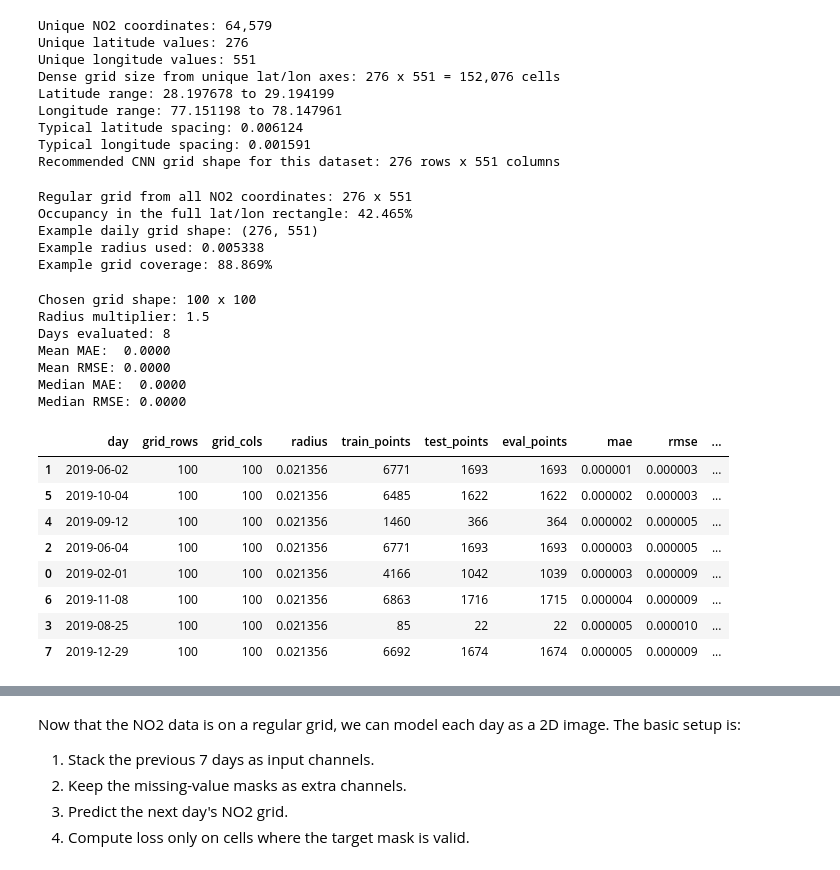
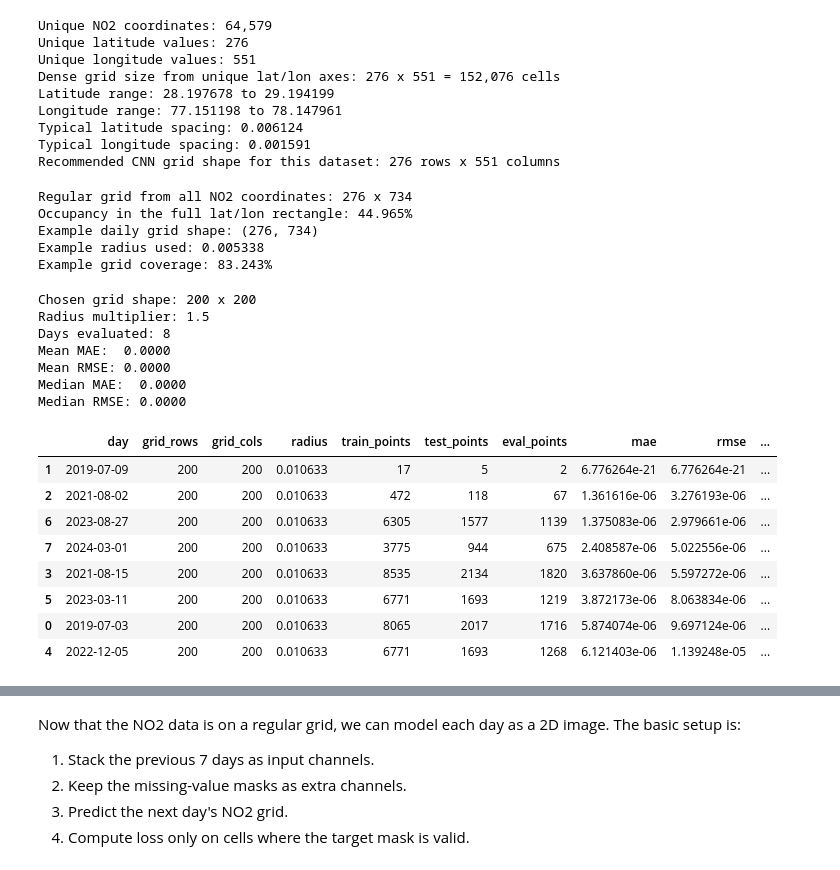
Before and after one commit to ArjSheth/ClimateConsciousImli, a Jupyter notebook: ml_stuff_finally.ipynb, the cells around one changed output, grey strips where cells are left out. Drawn from its saved outputs; the diff is of its cells as text; code cells hidden in the pictures.

```diff
--- a/ml_stuff_finally.ipynb
+++ b/ml_stuff_finally.ipynb
@@ -279,2 +314,2 @@ KeyError: "Column(s) ['TEMP'] do not exist"
 # %%
-no2_lagged_df = no2_lagged_df.sort_values(["datetime", "latitude", "longitude"]).reset_index(drop=True)
+no2_lagged_df = no2_lagged_df.sort_values(["timestamp", "latitude", "longitude"]).reset_index(drop=True)
@@ -407,17 +440,17 @@ target_col = "no2_day0"
 pred_col = "no2_day1"
 
 # 2) Keep only rows where both target and persistence input exist.
-baseline_df = no2_lagged_df[["datetime", "latitude", "longitude", target_col, pred_col]].dropna().copy()
-baseline_df = baseline_df.sort_values("datetime").reset_index(drop=True)
+baseline_df = no2_lagged_df[["timestamp", "latitude", "longitude", target_col, pred_col]].dropna().copy()
+baseline_df = baseline_df.sort_values("timestamp").reset_index(drop=True)
 
 # 3) Make a time-based split so we evaluate on future dates, not shuffled rows.
-unique_dates = baseline_df["datetime"].drop_duplicates().sort_values().to_list()
+unique_dates = baseline_df["timestamp"].drop_duplicates().sort_values().to_list()
 cutoff_index = max(1, int(len(unique_dates) * 0.8))
 train_dates = set(unique_dates[:cutoff_index])
 test_dates = set(unique_dates[cutoff_index:])
 
-train_df = baseline_df[baseline_df["datetime"].isin(train_dates)].copy()
-test_df = baseline_df[baseline_df["datetime"].isin(test_dates)].copy()
+train_df = baseline_df[baseline_df["timestamp"].isin(train_dates)].copy()
+test_df = baseline_df[baseline_df["timestamp"].isin(test_dates)].copy()
 
 # 4) Evaluate the baseline on the held-out future period.
 y_true = test_df[target_col].to_numpy()
@@ -434,14 +467,14 @@ nmae = mae / mean_abs_target if mean_abs_target != 0 else np.nan
 print("Persistence baseline for NO2")
 print(f"Train rows: {len(train_df):,}")
 print(f"Test rows:  {len(test_df):,}")
-print(f"Time split:  {min(test_df['datetime']).date()} to {max(test_df['datetime']).date()}")
+print(f"Time split:  {min(test_df['timestamp']).date()} to {max(test_df['timestamp']).date()}")
 print(f"MAE:  {mae:.4f}")
 print(f"RMSE: {rmse:.4f}")
 print(f"R^2:  {r2:.4f}")
 print(f"NMAE: {nmae:.4f}")
 
 # # 5) Save predictions so you can inspect where persistence works well or fails.
-# baseline_predictions = test_df[["datetime", "latitude", "longitude", target_col, pred_col]].rename(
+# baseline_predictions = test_df[["timestamp", "latitude", "longitude", target_col, pred_col]].rename(
 #     columns={target_col: "no2_true", pred_col: "no2_persistence_pred"}
 # )
 
@@ -486,8 +516,8 @@ from sklearn.metrics import mean_absolute_error, mean_squared_error, r2_score
 # %%
 # Step 1: prepare the lagged dataframe for modeling
 no2_lagged_df = no2_lagged_df.copy()
-no2_lagged_df["datetime"] = pd.to_datetime(no2_lagged_df["datetime"])
-no2_lagged_df = no2_lagged_df.sort_values(["datetime", "latitude", "longitude"]).reset_index(drop=True)
+no2_lagged_df["timestamp"] = pd.to_datetime(no2_lagged_df["timestamp"])
+no2_lagged_df = no2_lagged_df.sort_values(["timestamp", "latitude", "longitude"]).reset_index(drop=True)
 
 # Step 2: define the features and the target
 feature_cols = ["latitude", "longitude", "elevation", "TEMP"] + [f"no2_day{i}" for i in range(1,8)]
@@ -596,6 +626,9 @@ We try to make a simple CNN architecture that takes in a radius-interpolated 2D
 
 The problem here is that the satellite data is not on a regular grid, and it has many missing values. Instead of nearest-neighbor filling, we use radius-based inverse-distance weighting on a regular grid whose radius depends on the chosen grid size. Cells without local support stay masked, which keeps the missingness explicit for the CNN.
 First, we identify the grid size we want to test, build a regular latitude/longitude lattice for each day, and interpolate the NO2 values within a radius tied to that grid spacing.
+# %%
+
+no2 = pd.read_csv("./data/NO2_manual_1213m.csv")
 # %%
 coords = no2[["latitude", "longitude"]].dropna().drop_duplicates().sort_values(["latitude", "longitude"])
 lat_vals = np.sort(coords["latitude"].unique())
@@ -703,15 +736,15 @@ print(f"Example daily grid shape: {example_grid.shape}")
 print(f"Example radius used: {example_radius:.6f}")
 print(f"Example grid coverage: {example_mask.mean():.3%}")
 # %% [output]
-Regular grid from all NO2 coordinates: 276 x 551
-Occupancy in the full lat/lon rectangle: 42.465%
-Example daily grid shape: (276, 551)
+Regular grid from all NO2 coordinates: 276 x 734
+Occupancy in the full lat/lon rectangle: 44.965%
+Example daily grid shape: (276, 734)
 Example radius used: 0.005338
-Example grid coverage: 88.869%
+Example grid coverage: 83.243%
 # %%
 from scipy.interpolate import RegularGridInterpolator
 
-def evaluate_coarse_grid_accuracy(no2_df, grid_shape=(100,100), n_days=8, test_frac=0.2, random_state=42, radius_multiplier=1.5):
+def evaluate_coarse_grid_accuracy(no2_df, grid_shape=(200,200), n_days=8, test_frac=0.2, random_state=42, radius_multiplier=1.5):
     """Measure how much error is introduced when you compress the raw points onto a smaller grid using radius-based interpolation."""
     work_df = no2_df[["timestamp", "latitude", "longitude", "NO2"]].dropna().copy()
     work_df["day"] = pd.to_datetime(work_df["timestamp"], errors="coerce").dt.normalize()
@@ -782,43 +815,43 @@ def evaluate_coarse_grid_accuracy(no2_df, grid_shape=(100,100), n_days=8, test_f
         "grid_shape": grid_shape,
         "radius_multiplier": radius_multiplier,
         "days_evaluated": len(results),
         "mean_mae": results["mae"].mean(),
         "mean_rmse": results["rmse"].mean(),
         "median_mae": results["mae"].median(),
         "median_rmse": results["rmse"].median(),
     }
     return results, summary
 
 
-chosen_grid_shape = (100,100)
+chosen_grid_shape = (200,200)
 daily_scores, score_summary = evaluate_coarse_grid_accuracy(no2, grid_shape=chosen_grid_shape, n_days=8, test_frac=0.2, radius_multiplier=1.5)
 
 print(f"Chosen grid shape: {score_summary['grid_shape'][0]} x {score_summary['grid_shape'][1]}")
 print(f"Radius multiplier: {score_summary['radius_multiplier']}")
 print(f"Days evaluated: {score_summary['days_evaluated']}")
 print(f"Mean MAE:  {score_summary['mean_mae']:.4f}")
 print(f"Mean RMSE: {score_summary['mean_rmse']:.4f}")
 print(f"Median MAE:  {score_summary['median_mae']:.4f}")
 print(f"Median RMSE: {score_summary['median_rmse']:.4f}")
 
 daily_scores.sort_values("mae")
 # %% [output]
-Chosen grid shape: 100 x 100
+Chosen grid shape: 200 x 200
 Radius multiplier: 1.5
 Days evaluated: 8
 Mean MAE:  0.0000
 Mean RMSE: 0.0000
 Median MAE:  0.0000
 Median RMSE: 0.0000
 |  | day | grid_rows | grid_cols | radius | train_points | test_points | eval_points | mae | rmse | ... |
-| 1 | 2019-06-02 | 100 | 100 | 0.021356 | 6771 | 1693 | 1693 | 0.000001 | 0.000003 | ... |
-| 5 | 2019-10-04 | 100 | 100 | 0.021356 | 6485 | 1622 | 1622 | 0.000002 | 0.000003 | ... |
-| 4 | 2019-09-12 | 100 | 100 | 0.021356 | 1460 | 366 | 364 | 0.000002 | 0.000005 | ... |
-| 2 | 2019-06-04 | 100 | 100 | 0.021356 | 6771 | 1693 | 1693 | 0.000003 | 0.000005 | ... |
-| 0 | 2019-02-01 | 100 | 100 | 0.021356 | 4166 | 1042 | 1039 | 0.000003 | 0.000009 | ... |
-| 6 | 2019-11-08 | 100 | 100 | 0.021356 | 6863 | 1716 | 1715 | 0.000004 | 0.000009 | ... |
-| 3 | 2019-08-25 | 100 | 100 | 0.021356 | 85 | 22 | 22 | 0.000005 | 0.000010 | ... |
-| 7 | 2019-12-29 | 100 | 100 | 0.021356 | 6692 | 1674 | 1674 | 0.000005 | 0.000009 | ... |
+| 1 | 2019-07-09 | 200 | 200 | 0.010633 | 17 | 5 | 2 | 6.776264e-21 | 6.776264e-21 | ... |
+| 2 | 2021-08-02 | 200 | 200 | 0.010633 | 472 | 118 | 67 | 1.361616e-06 | 3.276193e-06 | ... |
+| 6 | 2023-08-27 | 200 | 200 | 0.010633 | 6305 | 1577 | 1139 | 1.375083e-06 | 2.979661e-06 | ... |
+| 7 | 2024-03-01 | 200 | 200 | 0.010633 | 3775 | 944 | 675 | 2.408587e-06 | 5.022556e-06 | ... |
+| 3 | 2021-08-15 | 200 | 200 | 0.010633 | 8535 | 2134 | 1820 | 3.637860e-06 | 5.597272e-06 | ... |
+| 5 | 2023-03-11 | 200 | 200 | 0.010633 | 6771 | 1693 | 1219 | 3.872173e-06 | 8.063834e-06 | ... |
+| 0 | 2019-07-03 | 200 | 200 | 0.010633 | 8065 | 2017 | 1716 | 5.874074e-06 | 9.697124e-06 | ... |
+| 4 | 2022-12-05 | 200 | 200 | 0.010633 | 6771 | 1693 | 1268 | 6.121403e-06 | 1.139248e-05 | ... |
 # %%
 # Compare several smaller grid sizes on the same evaluation setup.
 candidate_grid_shapes = [(48, 48), (64, 64), (100,100), (128, 128), (200,200)]
```
Also changed, not shown: parts of 29 cells of this notebook.
